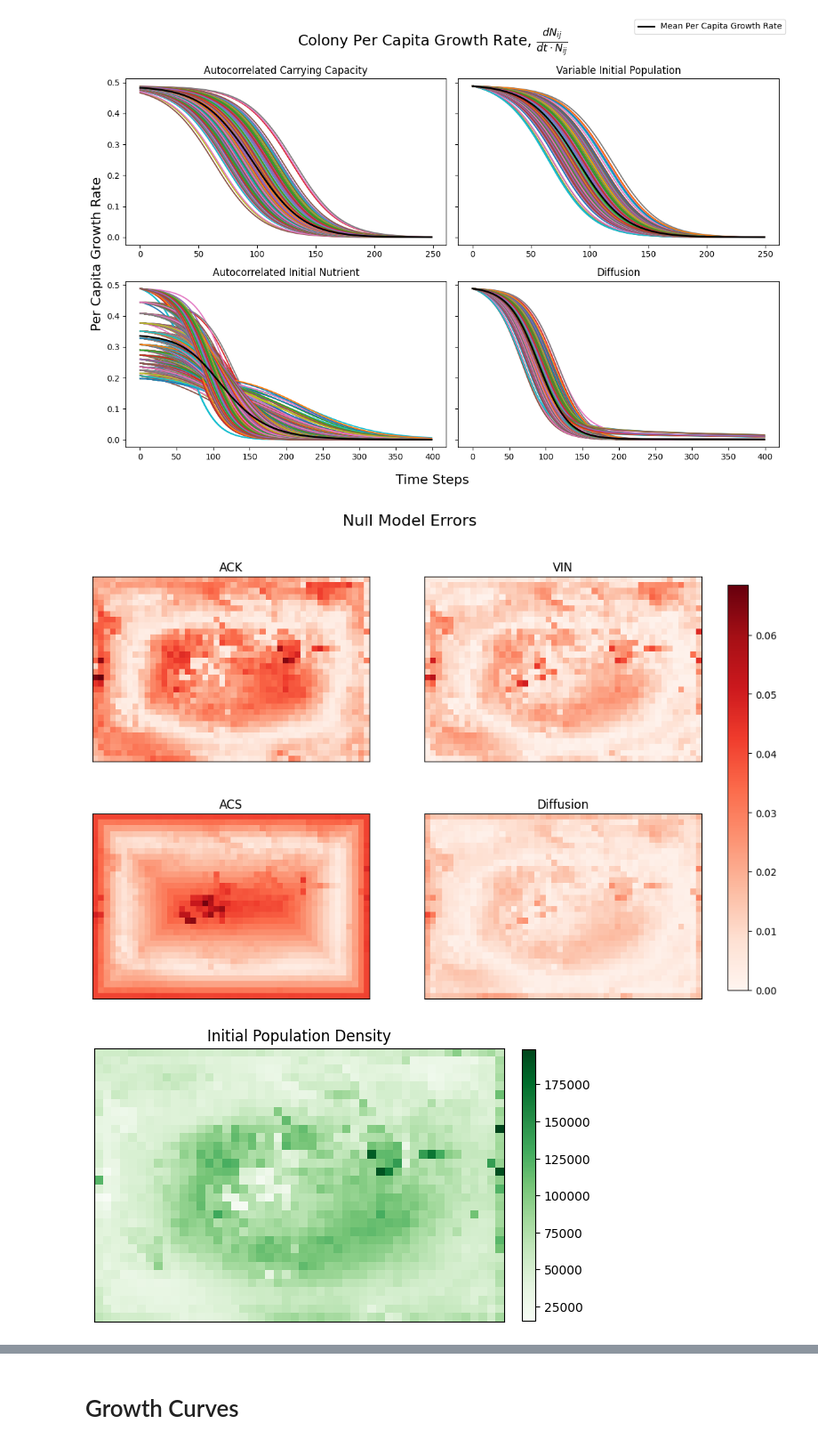
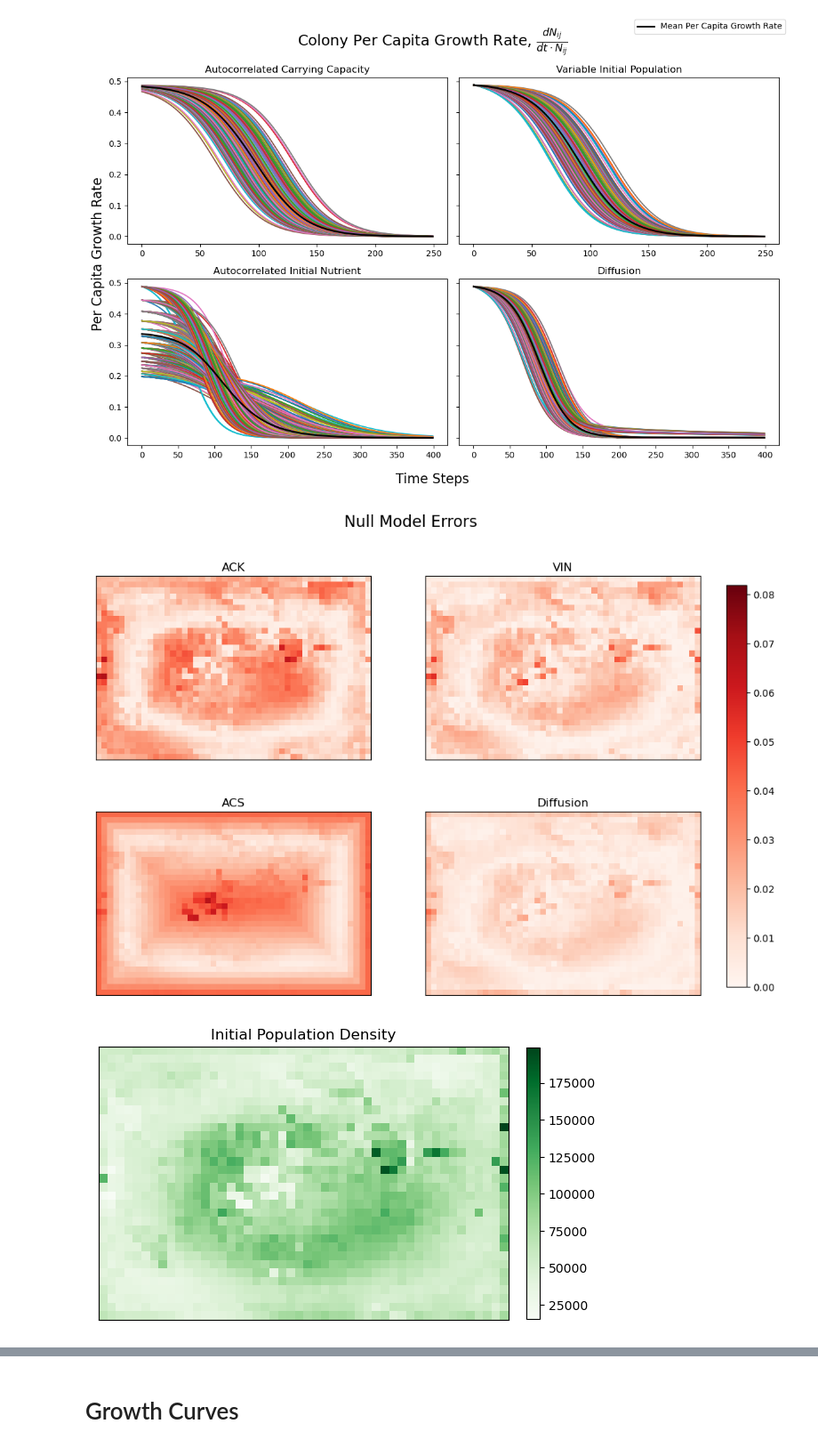
Before and after one commit to krn-hov/InferringBacterialDynamics, a Jupyter notebook: Analysis/Visuals_All.ipynb, the cells around one changed output, grey strips where cells are left out. Shown at 89% size. Cells and saved outputs as stored; diff of their text form; code cells hidden in the pictures.

```diff
--- a/Analysis/Visuals_All.ipynb
+++ b/Analysis/Visuals_All.ipynb
@@ -99,10 +73,10 @@ NullE_D = Null_Model_Errors(trueDIFF,meanDIFF)
 # %%
 fig, axs = plt.subplots(2,2,figsize=(12,8))
 cmax = np.max(NullE_K.mean(axis=2))
-K = axs[0,0].imshow(NullE_K.mean(axis=2),cmap='Reds',vmin=0,vmax=cmax); axs[0,0].set_title("ACK")
-N = axs[0,1].imshow(NullE_N.mean(axis=2),cmap='Reds',vmin=0,vmax=cmax); axs[0,1].set_title("VIN")
-S = axs[1,0].imshow(NullE_S.mean(axis=2),cmap='Reds',vmin=0,vmax=cmax); axs[1,0].set_title("ACS")
-D = axs[1,1].imshow(NullE_D.mean(axis=2),cmap='Reds',vmin=0,vmax=cmax); axs[1,1].set_title("Diffusion")
+K = axs[0,0].imshow(NullE_K.mean(axis=0),cmap='Reds',vmin=0,vmax=cmax); axs[0,0].set_title("ACK")
+N = axs[0,1].imshow(NullE_N.mean(axis=0),cmap='Reds',vmin=0,vmax=cmax); axs[0,1].set_title("VIN")
+S = axs[1,0].imshow(NullE_S.mean(axis=0),cmap='Reds',vmin=0,vmax=cmax); axs[1,0].set_title("ACS")
+D = axs[1,1].imshow(NullE_D.mean(axis=0),cmap='Reds',vmin=0,vmax=cmax); axs[1,1].set_title("Diffusion")
 
 for ax in axs.ravel():
     ax.set_xticks([]);ax.set_yticks([])
@@ -111,17 +85,17 @@ fig.colorbar(K,ax = axs,fraction=0.046*.67, pad=0.04)
 fig.suptitle("Null Model Errors",fontsize=16)
 plt.show()
 # %% [output]
-[figure, old version]
+[figure, new version]
 # %%
 fig, axs = plt.subplots()
 N = axs.imshow(N_K[1,0,:,:],cmap='Greens'); axs.set_title("Initial Population Density")
 
 axs.set_xticks([]);axs.set_yticks([])
 
-fig.colorbar(K,ax = axs,fraction=0.046*.67, pad=0.04)
+fig.colorbar(N,ax = axs,fraction=0.046*.67, pad=0.04)
 plt.show()
 # %% [output]
-[figure, old version]
+[figure, new version]
 # %%
 fig, axs = plt.subplots(2,2,figsize=(12,8))
 #cmax = np.max(NullE_K.mean(axis=2))
```
Also changed, not shown: parts of 8 cells of this notebook, 10 other files.
